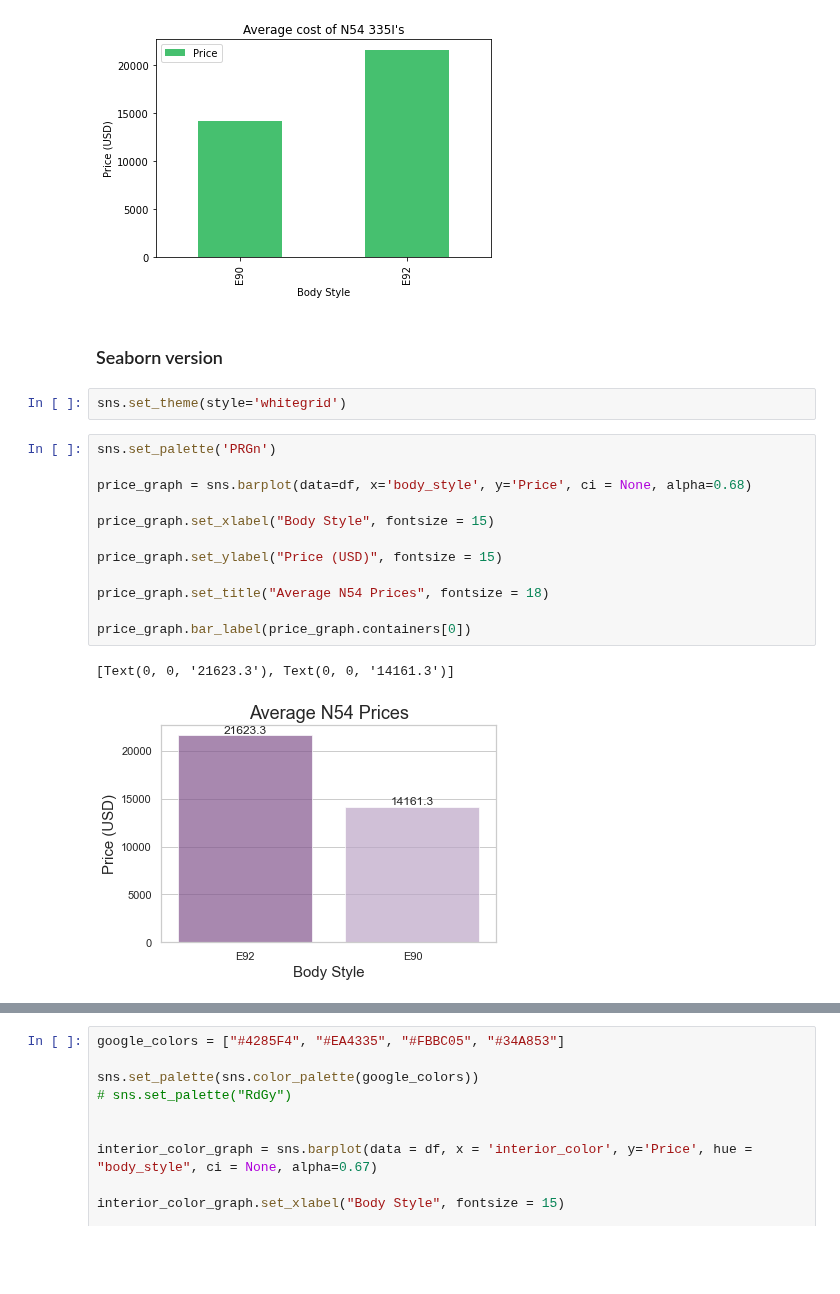
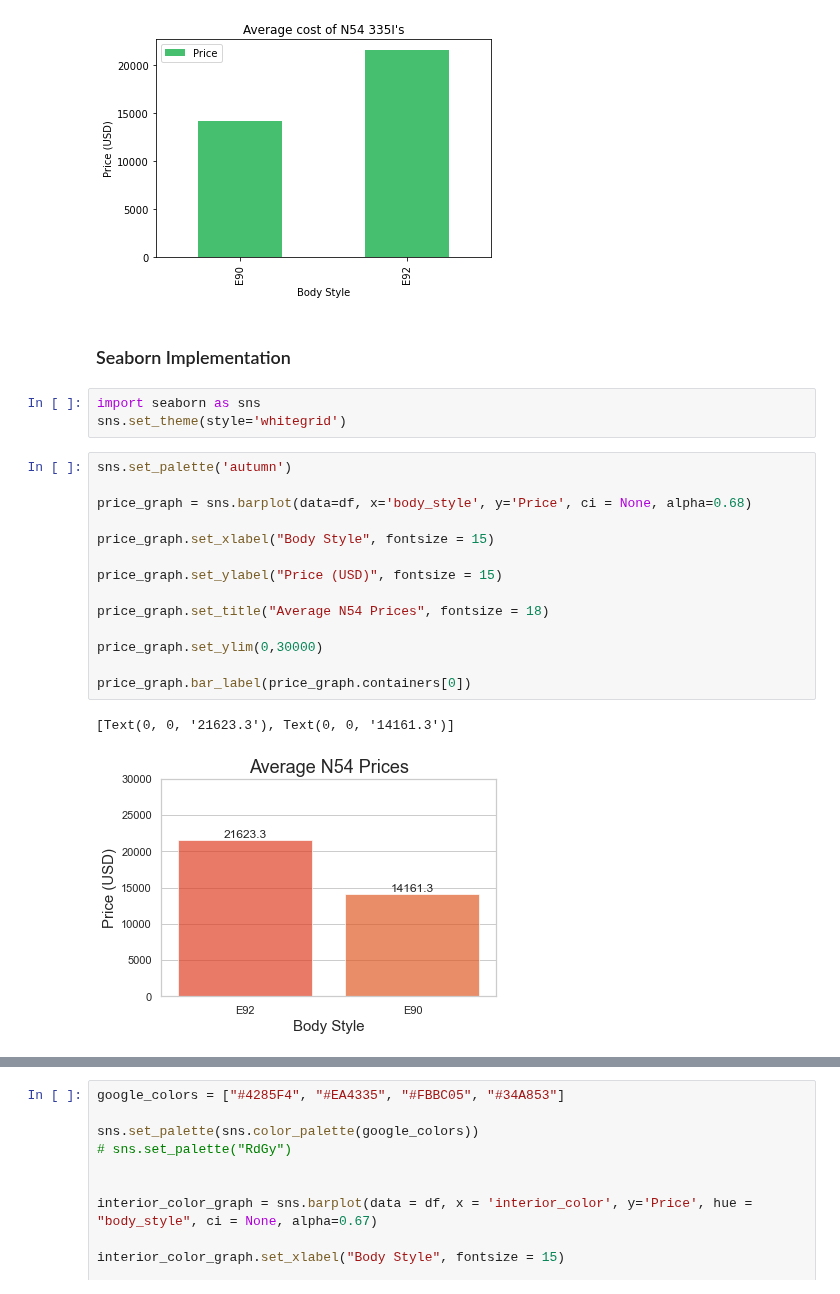
Before and after one commit to MarioRashadHUB/BMW-Price-Analysis, a Jupyter notebook: eda.ipynb, the cells around one changed output, grey strips where cells are left out. Cells and saved outputs as stored; diff of their text form; blank space fills up the shorter version.

```diff
--- a/eda.ipynb
+++ b/eda.ipynb
@@ -235,24 +234,27 @@ plt.xlabel('Body Style')
 Text(0.5, 0, 'Body Style')
 [figure]
 # %% [markdown]
-### Seaborn version
+### Seaborn Implementation
 # %%
+import seaborn as sns
 sns.set_theme(style='whitegrid')
 # %%
-sns.set_palette('PRGn')
+sns.set_palette('autumn')
 
 price_graph = sns.barplot(data=df, x='body_style', y='Price', ci = None, alpha=0.68)
 
 price_graph.set_xlabel("Body Style", fontsize = 15)
 
 price_graph.set_ylabel("Price (USD)", fontsize = 15)
 
 price_graph.set_title("Average N54 Prices", fontsize = 18)
 
+price_graph.set_ylim(0,30000)
+
 price_graph.bar_label(price_graph.containers[0])
 # %% [output]
 [Text(0, 0, '21623.3'), Text(0, 0, '14161.3')]
-[figure, old version]
+[figure, new version]
 # %%
 df_low_miles = df[df['low_mileage'] == 'yes']
 
```
Also changed, not shown: parts of 5 cells of this notebook.
